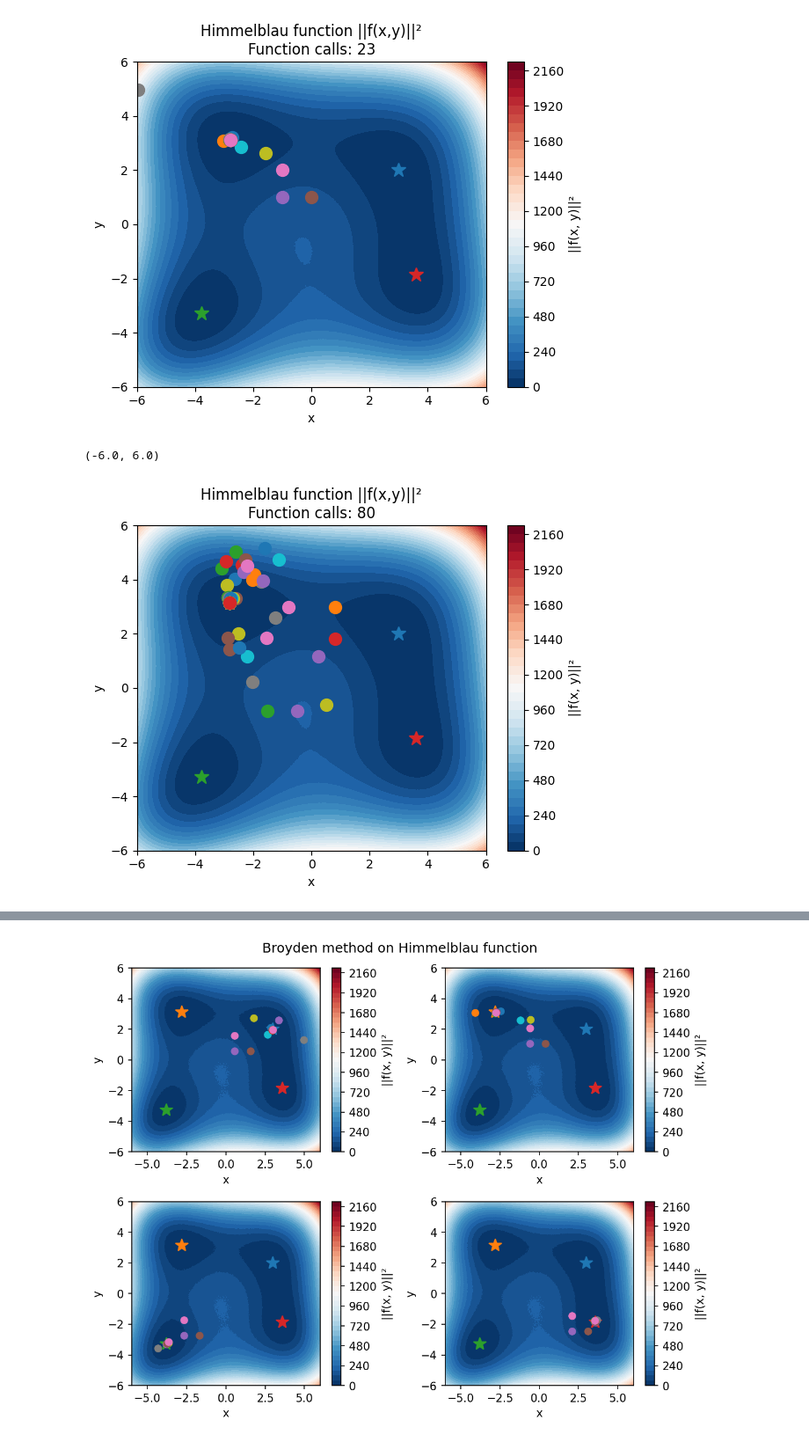
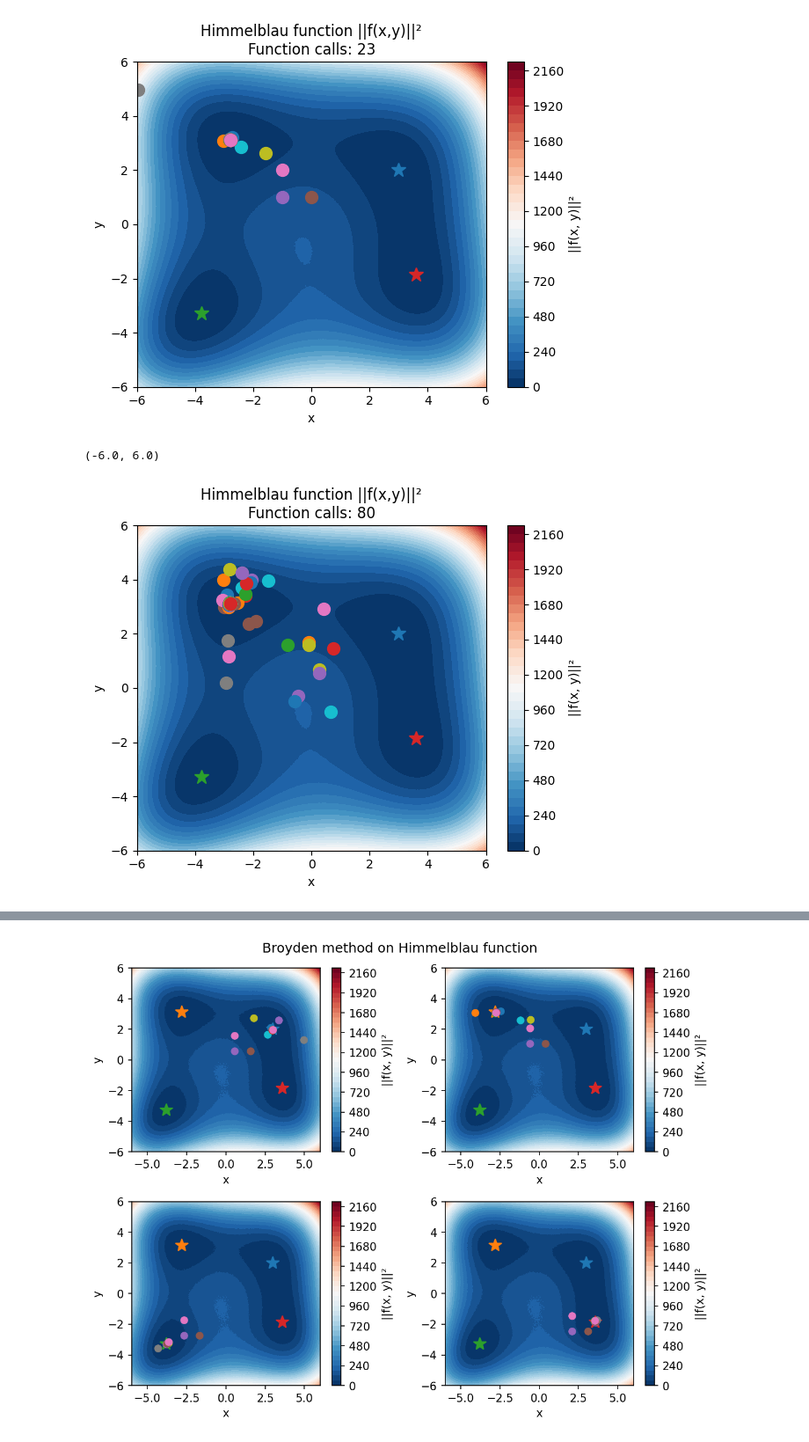
Before and after one commit to m2lines/benchmark-calibration, a Jupyter notebook: notebooks/Benchmark.ipynb, the cells around one changed output, grey strips where cells are left out. Shown at 88% size. Saved outputs shown, nothing was run; the diff lists cells and outputs as text; code cells hidden in the pictures.

```diff
--- a/notebooks/Benchmark.ipynb
+++ b/notebooks/Benchmark.ipynb
@@ -123,12 +126,12 @@ plt.ylim([-6,6])
 [figure]
 # %%
 f_eki = himmelblau_fun(noise=0.01, seed=5)
-root, _ = EKI(f_eki, niters=5, ens_size=15, uniform=True, low = [-3,-1], high=[1,3], noise=0.01);
+root, stats = EKI(f_eki, niters=5, ens_size=15, uniform=True, low = [-3,-1], high=[1,3], noise=0.01, seed=0);
 f_eki.plot()
 for x in f_eki.x:
     plt.plot(x[0], x[1], marker='o', markersize=10)
 plt.xlim([-6,6])
 plt.ylim([-6,6])
 # %% [output]
 (-6.0, 6.0)
-[figure, old version]
+[figure, new version]
```
Also changed, not shown: parts of 3 cells of this notebook, 2 other files.
